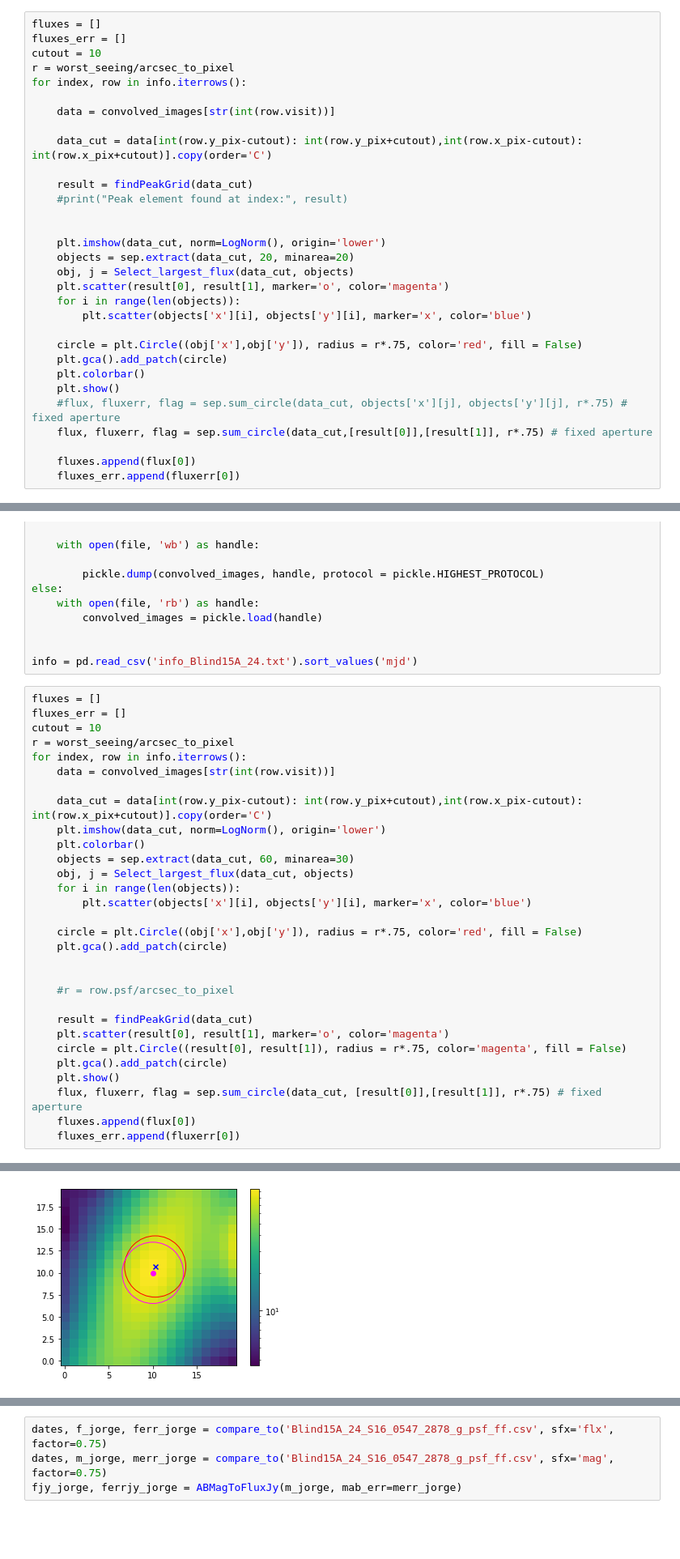
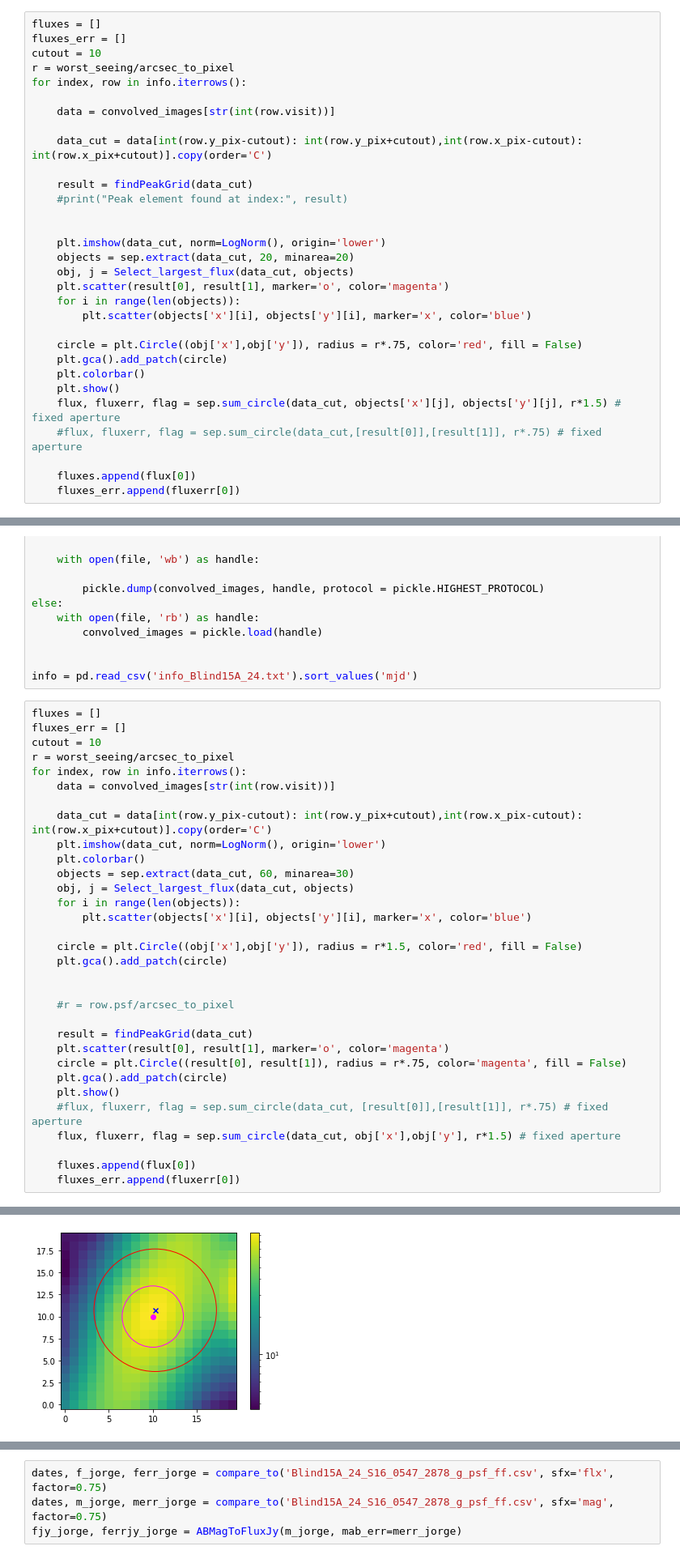
Before and after one commit to PauCaBu/astro_pola, a Jupyter notebook: notebooks/Convolving images.ipynb, the cells around one changed output, grey strips where cells are left out. Shown: that part at 81% size. Saved outputs shown, nothing was run; the diff lists cells and outputs as text; blank space fills up the shorter version.

```diff
--- a/notebooks/Convolving images.ipynb
+++ b/notebooks/Convolving images.ipynb
@@ -167,8 +167,8 @@ for index, row in info.iterrows():
     plt.gca().add_patch(circle)
     plt.colorbar()
     plt.show()
-    #flux, fluxerr, flag = sep.sum_circle(data_cut, objects['x'][j], objects['y'][j], r*.75) # fixed aperture
-    flux, fluxerr, flag = sep.sum_circle(data_cut,[result[0]],[result[1]], r*.75) # fixed aperture
+    flux, fluxerr, flag = sep.sum_circle(data_cut, objects['x'][j], objects['y'][j], r*1.5) # fixed aperture
+    #flux, fluxerr, flag = sep.sum_circle(data_cut,[result[0]],[result[1]], r*.75) # fixed aperture
 
     fluxes.append(flux[0])
     fluxes_err.append(fluxerr[0])
@@ -319,34 +355,36 @@ info = pd.read_csv('info_Blind15A_24.txt').sort_values('mjd')
 # %%
 fluxes = []
 fluxes_err = []
 cutout = 10
 r = worst_seeing/arcsec_to_pixel
 for index, row in info.iterrows():
     data = convolved_images[str(int(row.visit))]
 
     data_cut = data[int(row.y_pix-cutout): int(row.y_pix+cutout),int(row.x_pix-cutout): int(row.x_pix+cutout)].copy(order='C')
     plt.imshow(data_cut, norm=LogNorm(), origin='lower')
     plt.colorbar()
     objects = sep.extract(data_cut, 60, minarea=30)
     obj, j = Select_largest_flux(data_cut, objects)
     for i in range(len(objects)):
         plt.scatter(objects['x'][i], objects['y'][i], marker='x', color='blue')
 
-    circle = plt.Circle((obj['x'],obj['y']), radius = r*.75, color='red', fill = False)
+    circle = plt.Circle((obj['x'],obj['y']), radius = r*1.5, color='red', fill = False)
     plt.gca().add_patch(circle)
 
 
     #r = row.psf/arcsec_to_pixel
 
     result = findPeakGrid(data_cut)
     plt.scatter(result[0], result[1], marker='o', color='magenta')
     circle = plt.Circle((result[0], result[1]), radius = r*.75, color='magenta', fill = False)
     plt.gca().add_patch(circle)
     plt.show()
-    flux, fluxerr, flag = sep.sum_circle(data_cut, [result[0]],[result[1]], r*.75) # fixed aperture
+    #flux, fluxerr, flag = sep.sum_circle(data_cut, [result[0]],[result[1]], r*.75) # fixed aperture
+    flux, fluxerr, flag = sep.sum_circle(data_cut, obj['x'],obj['y'], r*1.5) # fixed aperture
+
     fluxes.append(flux[0])
     fluxes_err.append(fluxerr[0])
 # %% [output]
 [16447.15147734]
-[figure, old version]
+[figure, new version]
 [16510.60062689]
```
Also changed, not shown: parts of 8 cells of this notebook, 2 other files.
